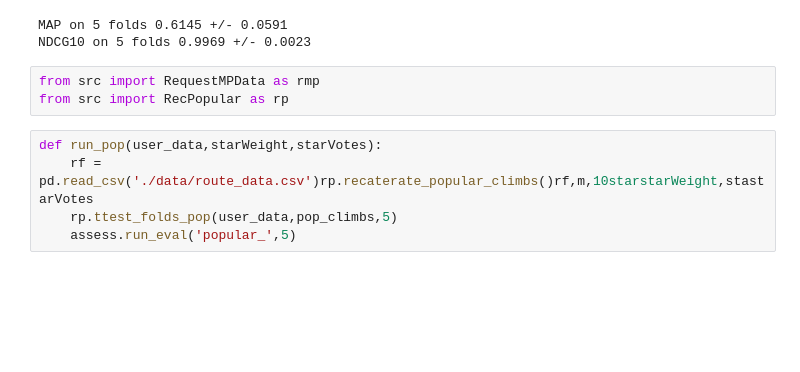
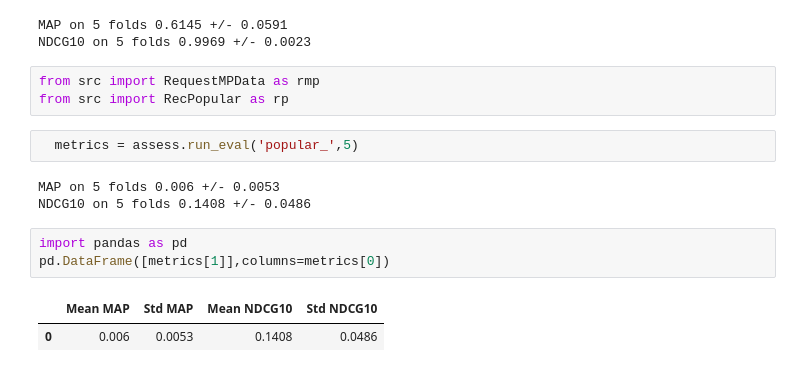
Before and after one commit to kylinmb/MountainProjectRecommender, a Jupyter notebook: item_based.ipynb, the cells around one changed output. Saved outputs shown, nothing was run; the diff lists cells and outputs as text; blank space fills up the shorter version.

```diff
--- a/item_based.ipynb
+++ b/item_based.ipynb
@@ -26,8 +26,14 @@ NDCG10 on 5 folds 0.9969 +/- 0.0023
 # %%
 from src import RequestMPData as rmp
 from src import RecPopular as rp
-# %%
-def run_pop(user_data,starWeight,starVotes):
-    rf = pd.read_csv('./data/route_data.csv')rp.recaterate_popular_climbs()rf,m,10starstarWeight,stastarVotes
-    rp.ttest_folds_pop(user_data,pop_climbs,5)
-    assess.run_eval('popular_',5)
+# %%
+  metrics = assess.run_eval('popular_',5)
+# %% [output]
+MAP on 5 folds 0.006 +/- 0.0053
+NDCG10 on 5 folds 0.1408 +/- 0.0486
+# %%
+import pandas as pd
+pd.DataFrame([metrics[1]],columns=metrics[0])
+# %% [output]
+|  | Mean MAP | Std MAP | Mean NDCG10 | Std NDCG10 |
+| 0 | 0.006 | 0.0053 | 0.1408 | 0.0486 |
```
Also changed, not shown: parts of 5 cells of this notebook, 4 other files.
